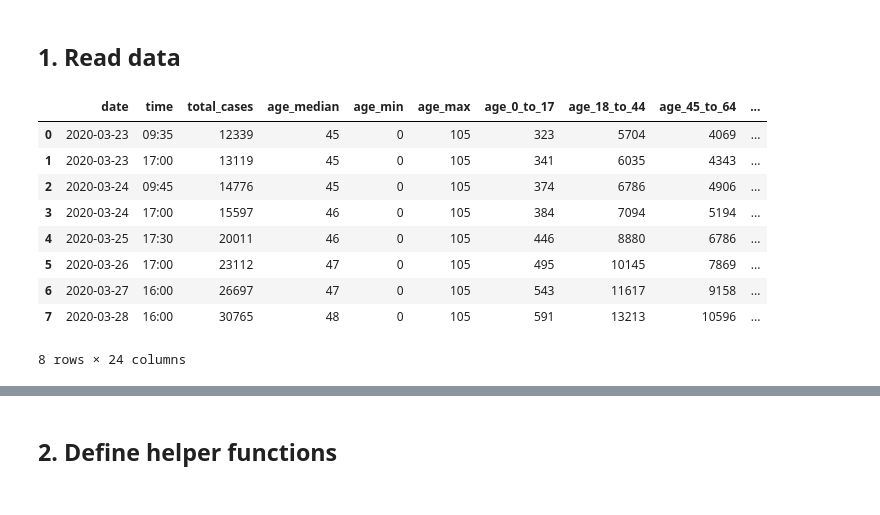
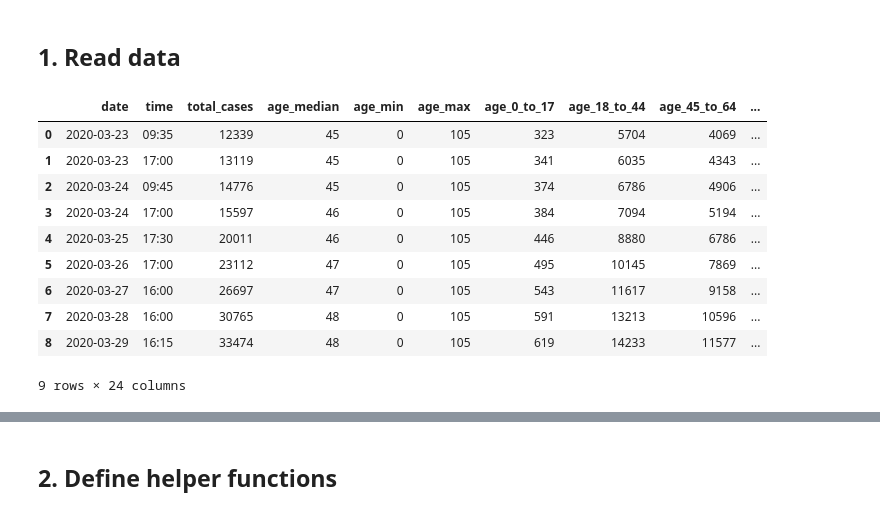
Before and after one commit to carlos-afonso/COVID-19, a Jupyter notebook: notebooks/nyc-covid-19-cases.ipynb, the cells around one changed output, grey strips where cells are left out. Drawn from its saved outputs; the diff is of its cells as text; code cells hidden in the pictures.

```diff
--- a/notebooks/nyc-covid-19-cases.ipynb
+++ b/notebooks/nyc-covid-19-cases.ipynb
@@ -12,23 +12,24 @@ import pandas as pd
 ## 1. Read data
 # %%
 update_str = 'as of March 29, 2020, 4:15 pm'
-source_str = 'Data: nyc.gov/coronavirus - Plot: carlos-afonso.github.io/COVID-19'
+source_str = 'Sources: Data: nyc.gov/coronavirus - Plot: carlos-afonso.github.io/COVID-19'
 
 data_file = '../data/nyc-health-daily-updates/cases/nyc-covid-19-summary-from-2020-03-23.csv'
 
 df = pd.read_csv(data_file)
 df
 # %% [output]
 |  | date | time | total_cases | age_median | age_min | age_max | age_0_to_17 | age_18_to_44 | age_45_to_64 | ... |
 | 0 | 2020-03-23 | 09:35 | 12339 | 45 | 0 | 105 | 323 | 5704 | 4069 | ... |
 | 1 | 2020-03-23 | 17:00 | 13119 | 45 | 0 | 105 | 341 | 6035 | 4343 | ... |
 | 2 | 2020-03-24 | 09:45 | 14776 | 45 | 0 | 105 | 374 | 6786 | 4906 | ... |
 | 3 | 2020-03-24 | 17:00 | 15597 | 46 | 0 | 105 | 384 | 7094 | 5194 | ... |
 | 4 | 2020-03-25 | 17:30 | 20011 | 46 | 0 | 105 | 446 | 8880 | 6786 | ... |
 | 5 | 2020-03-26 | 17:00 | 23112 | 47 | 0 | 105 | 495 | 10145 | 7869 | ... |
 | 6 | 2020-03-27 | 16:00 | 26697 | 47 | 0 | 105 | 543 | 11617 | 9158 | ... |
 | 7 | 2020-03-28 | 16:00 | 30765 | 48 | 0 | 105 | 591 | 13213 | 10596 | ... |
+| 8 | 2020-03-29 | 16:15 | 33474 | 48 | 0 | 105 | 619 | 14233 | 11577 | ... |
-8 rows × 24 columns
+9 rows × 24 columns
 # %%
 # Show latest data
 df.iloc[-1]
```
Also changed, not shown: parts of 4 cells of this notebook, 7 other files.
